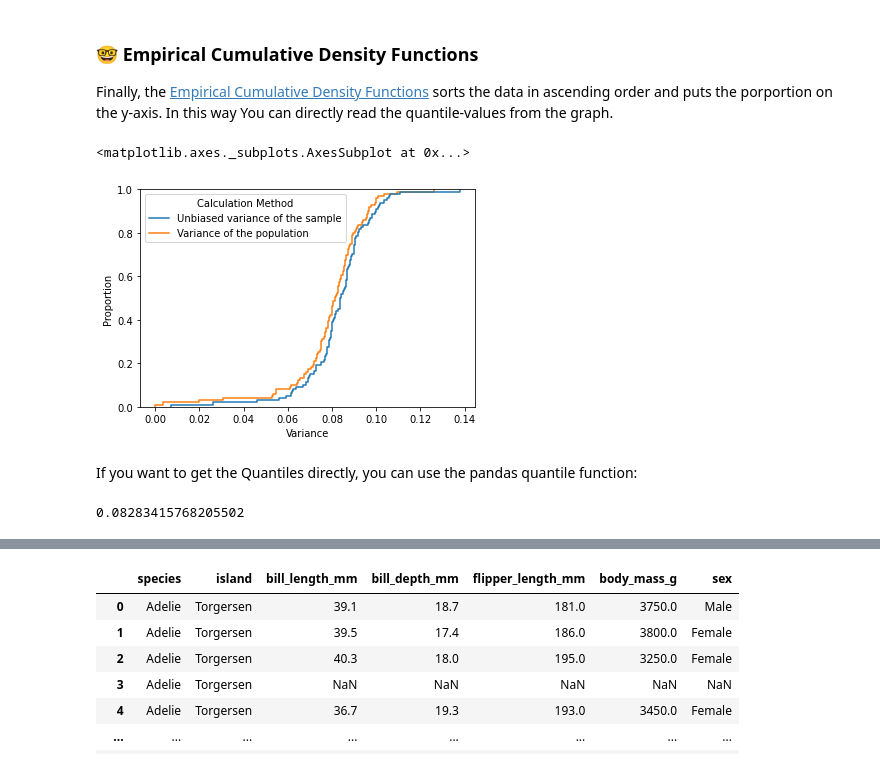
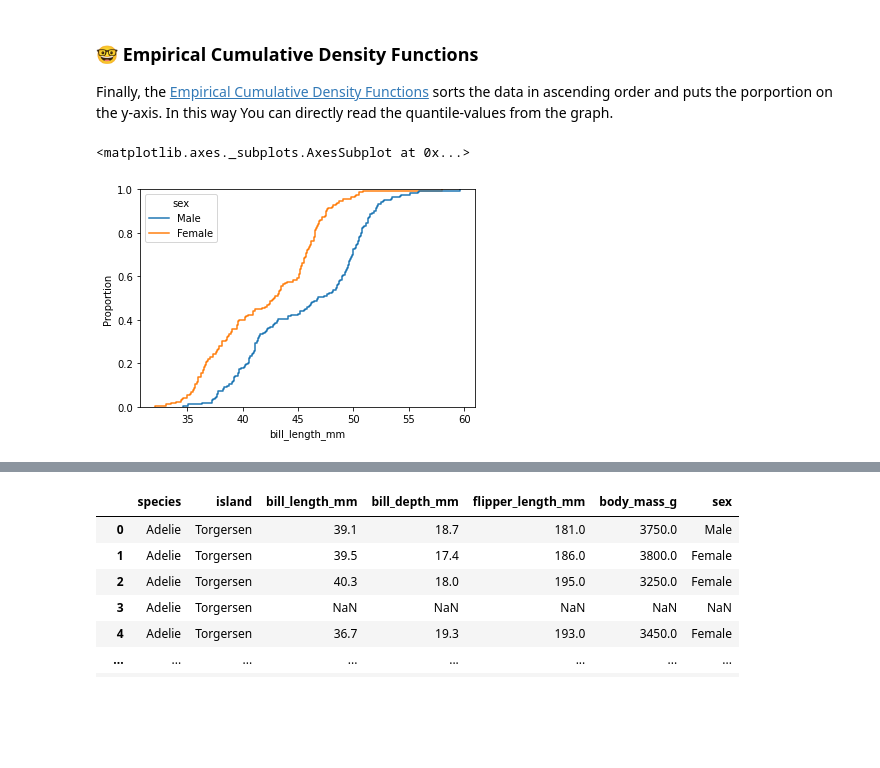
Before and after one commit to jhumci/BLT_BDS, a Jupyter notebook: 4_Visualisierung_und_Datenbanken.ipynb, the cells around one changed output, grey strips where cells are left out. Drawn from its saved outputs; the diff is of its cells as text; code cells hidden in the pictures; blank space fills up the shorter version.

```diff
--- a/4_Visualisierung_und_Datenbanken.ipynb
+++ b/4_Visualisierung_und_Datenbanken.ipynb
@@ -221,0 +21,4 @@ sns.boxplot(data=results_df_plot, x="Calculation Method", y="Variance")
+# %%
+import seaborn as sns
+penguins = sns.load_dataset("penguins")
+penguins
@@ -224,13 +141,7 @@ sns.boxplot(data=results_df_plot, x="Calculation Method", y="Variance")
 
 Finally, the [Empirical Cumulative Density Functions](https://seaborn.pydata.org/generated/seaborn.ecdfplot.html) sorts the data in ascending order and puts the porportion on the y-axis. In this way You can directly read the quantile-values from the graph.
 # %%
-sns.ecdfplot(data=results_df_plot, hue="Calculation Method", x="Variance")
+sns.ecdfplot(data=penguins, x = "bill_length_mm", hue="sex")
 # %% [output]
 <matplotlib.axes._subplots.AxesSubplot at 0x...>
-[figure, old version]
+[figure, new version]
-# %% [markdown]
-If you want to get the Quantiles directly, you can use the pandas quantile function:
-# %%
-results_df_plot["Variance"].quantile(q=0.5)
-# %% [output]
-0.08283415768205502
```
Also changed, not shown: parts of 105 cells of this notebook, 7 other files.
